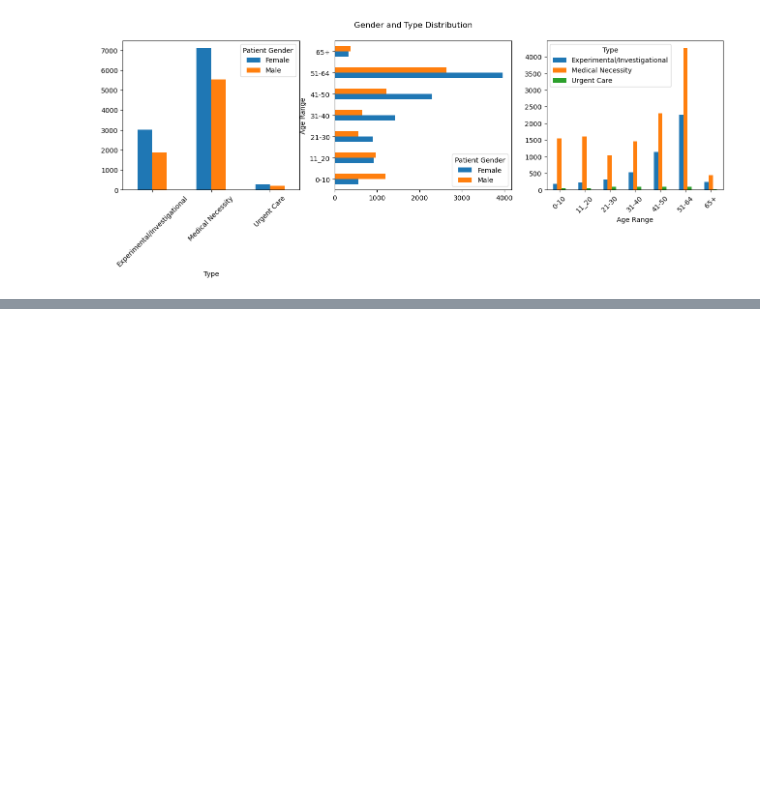
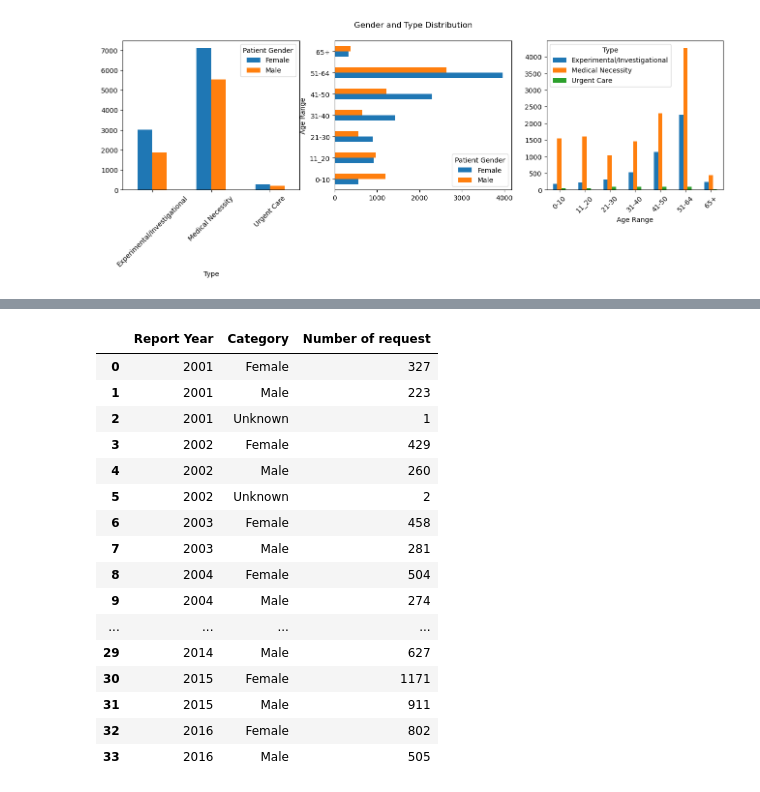
Before and after one commit to rohitkadam1410/Data-Scinence-Projects, a Jupyter notebook: Independent medical review dataset/EDA_independent_medical_review.ipynb, the cells around one changed output, grey strips where cells are left out. Cells and saved outputs as stored; diff of their text form; code cells hidden in the pictures; blank space fills up the shorter version.

Commit message:
analysis of diagnosis, treatment, patient gender and age range

```diff
--- a/Independent medical review dataset/EDA_independent_medical_review.ipynb
+++ b/Independent medical review dataset/EDA_independent_medical_review.ipynb
@@ -416,0 +439,24 @@ p = d.unstack(level=1).plot(kind='bar', ax=ax[2],rot=45,fontsize=10)
+# %%
+year_wise_request_by_gender = year_wise_request_by_age = df.groupby(['Report Year','Patient Gender']).size().reset_index(name = "Number of request")
+# %%
+year_wise_request_by_gender.columns = ['Report Year','Category','Number of request']
+# %%
+year_wise_request_by_gender
+# %% [output]
+|  | Report Year | Category | Number of request |
+| 0 | 2001 | Female | 327 |
+| 1 | 2001 | Male | 223 |
+| 2 | 2001 | Unknown | 1 |
+| 3 | 2002 | Female | 429 |
+| 4 | 2002 | Male | 260 |
+| 5 | 2002 | Unknown | 2 |
+| 6 | 2003 | Female | 458 |
+| 7 | 2003 | Male | 281 |
+| 8 | 2004 | Female | 504 |
+| 9 | 2004 | Male | 274 |
+| ... | ... | ... | ... |
+| 29 | 2014 | Male | 627 |
+| 30 | 2015 | Female | 1171 |
+| 31 | 2015 | Male | 911 |
+| 32 | 2016 | Female | 802 |
+| 33 | 2016 | Male | 505 |
```
Also changed, not shown: parts of 7 cells of this notebook.
